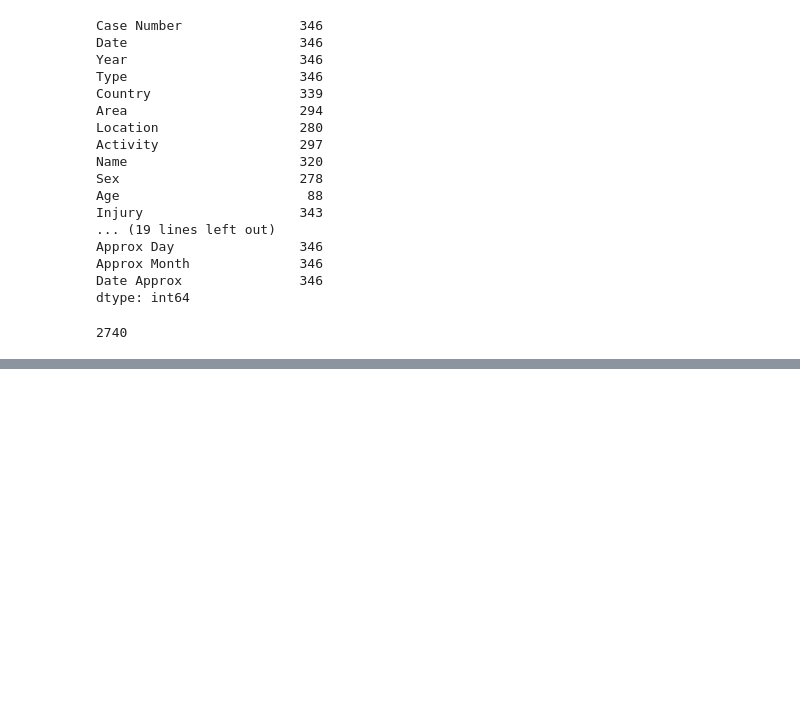
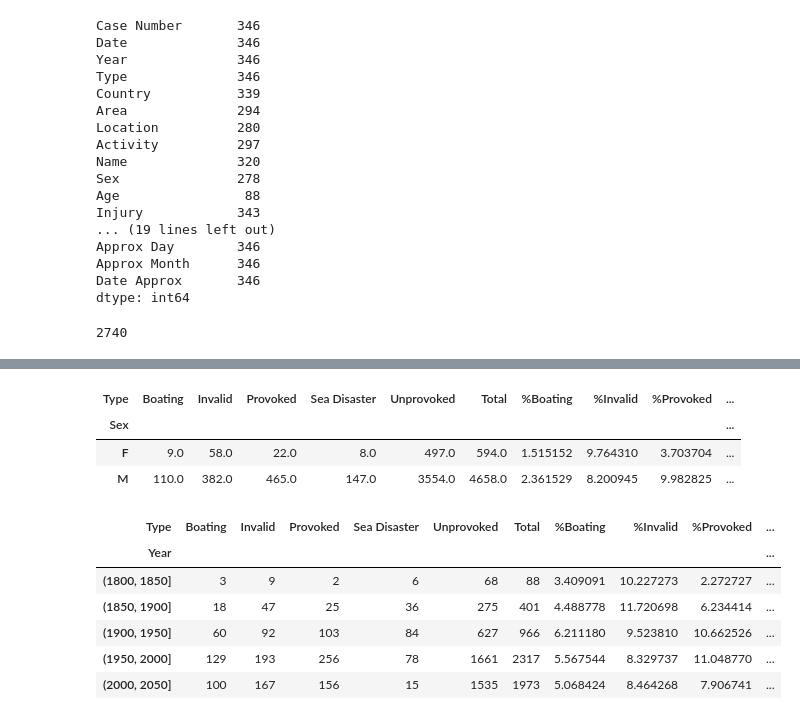
Before and after one commit to jmgpgit/Shark_Data_Clean, a Jupyter notebook: clean.ipynb, the cells around one changed output, grey strips where cells are left out. Drawn from its saved outputs; the diff is of its cells as text; code cells hidden in the pictures; blank space fills up the shorter version.

```diff
--- a/clean.ipynb
+++ b/clean.ipynb
@@ -318,0 +307,4 @@ g.to_csv('progress.csv',index=False)
+# %%
+h = g.copy()
+h.head()
+h[h['Type'] == 'Unknown']
@@ -318,0 +317,18 @@ g.to_csv('progress.csv',index=False)
+# %%
+#How does type of attack correlate with Sex
+
+k = h.pivot_table(index=['Sex'], columns={'Type'},aggfunc={'Type':'count'})['Type']
+k.drop(columns = 'Unknown',inplace= True)
+k['Total'] = 0
+for i in k.columns[k.columns != 'Total']:
+    k['Total'] += k[i]
+
+
+for i in k.columns[k.columns != 'Total']:
+    k['%' + i] = 100*k[i]/k['Total']
+k[k.index != 'Unknown']
+# %% [output]
+| Type | Boating | Invalid | Provoked | Sea Disaster | Unprovoked | Total | %Boating | %Invalid | %Provoked | ... |
+| Sex |  |  |  |  |  |  |  |  |  | ... |
+| F | 9.0 | 58.0 | 22.0 | 8.0 | 497.0 | 594.0 | 1.515152 | 9.764310 | 3.703704 | ... |
+| M | 110.0 | 382.0 | 465.0 | 147.0 | 3554.0 | 4658.0 | 2.361529 | 8.200945 | 9.982825 | ... |
@@ -318,0 +339,35 @@ g.to_csv('progress.csv',index=False)
+# %%
+# Let's look at type of attack  through the years
+
+#bin function to control our output
+def bins(size,minyear,maxyear):
+    bin =[minyear]
+    while minyear<maxyear:
+        minyear += size
+        bin.append(minyear)
+    return bin
+
+# Output table depending on what values we wish to see
+def type_by_year(size=50,minyear=1700,maxyear=2019):
+
+
+    groups = h.groupby([pd.cut(h['Year'], bins(size,minyear,maxyear)), 'Type'])
+    l = groups.size().unstack(fill_value=0)
+    l.drop(columns = 'Unknown',inplace= True)
+    l['Total'] = 0
+    for i in l.columns[l.columns != 'Total']:
+        l['Total'] += l[i]
+
+    for i in l.columns[l.columns != 'Total']:
+        l['%' + i] = 100*l[i]/l['Total']
+    return l
+# %%
+type_by_year(50,1800)
+# %% [output]
+| Type | Boating | Invalid | Provoked | Sea Disaster | Unprovoked | Total | %Boating | %Invalid | %Provoked | ... |
+| Year |  |  |  |  |  |  |  |  |  | ... |
+| (1800, 1850] | 3 | 9 | 2 | 6 | 68 | 88 | 3.409091 | 10.227273 | 2.272727 | ... |
+| (1850, 1900] | 18 | 47 | 25 | 36 | 275 | 401 | 4.488778 | 11.720698 | 6.234414 | ... |
+| (1900, 1950] | 60 | 92 | 103 | 84 | 627 | 966 | 6.211180 | 9.523810 | 10.662526 | ... |
+| (1950, 2000] | 129 | 193 | 256 | 78 | 1661 | 2317 | 5.567544 | 8.329737 | 11.048770 | ... |
+| (2000, 2050] | 100 | 167 | 156 | 15 | 1535 | 1973 | 5.068424 | 8.464268 | 7.906741 | ... |
```
Also changed, not shown: parts of 10 cells of this notebook, 1 other file.
